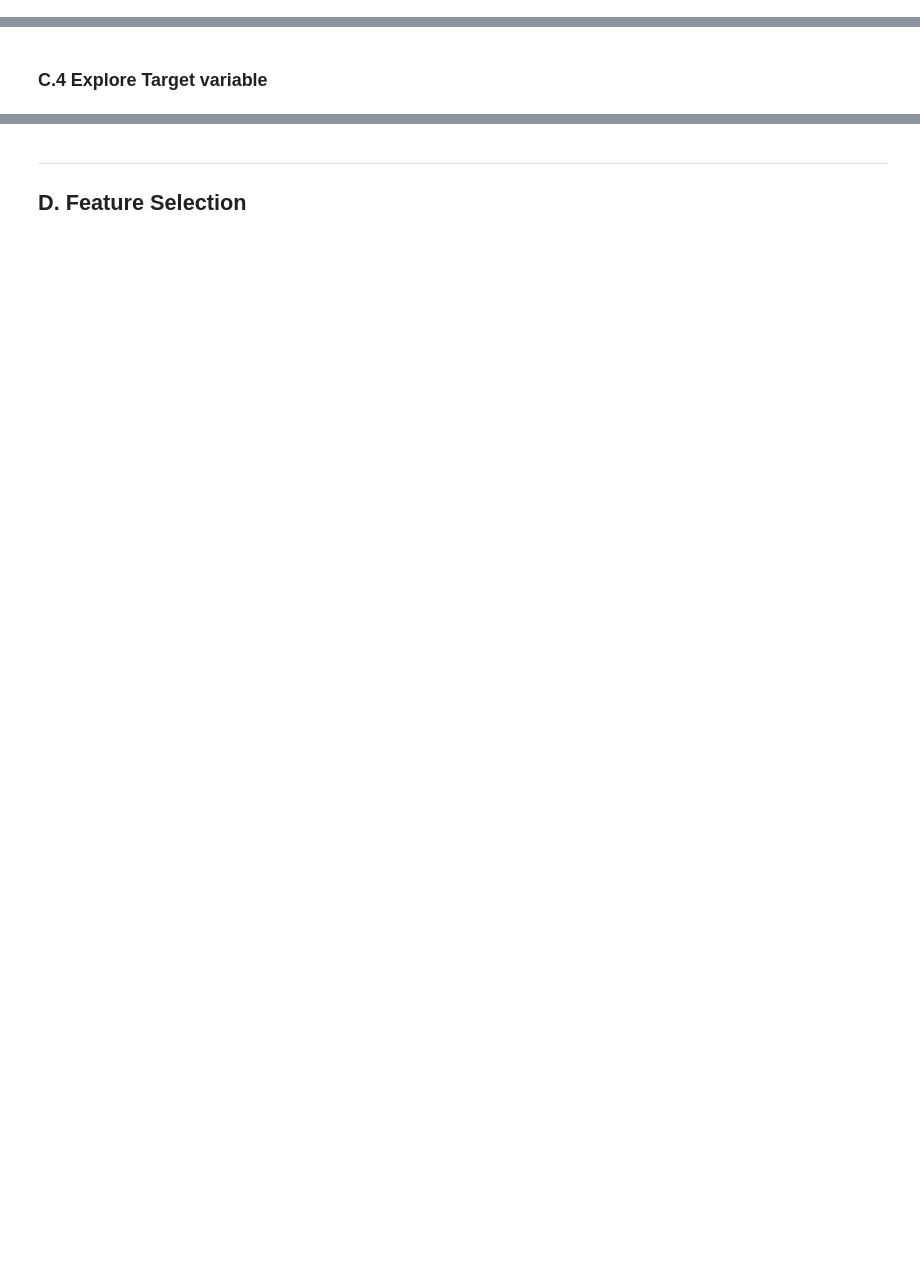
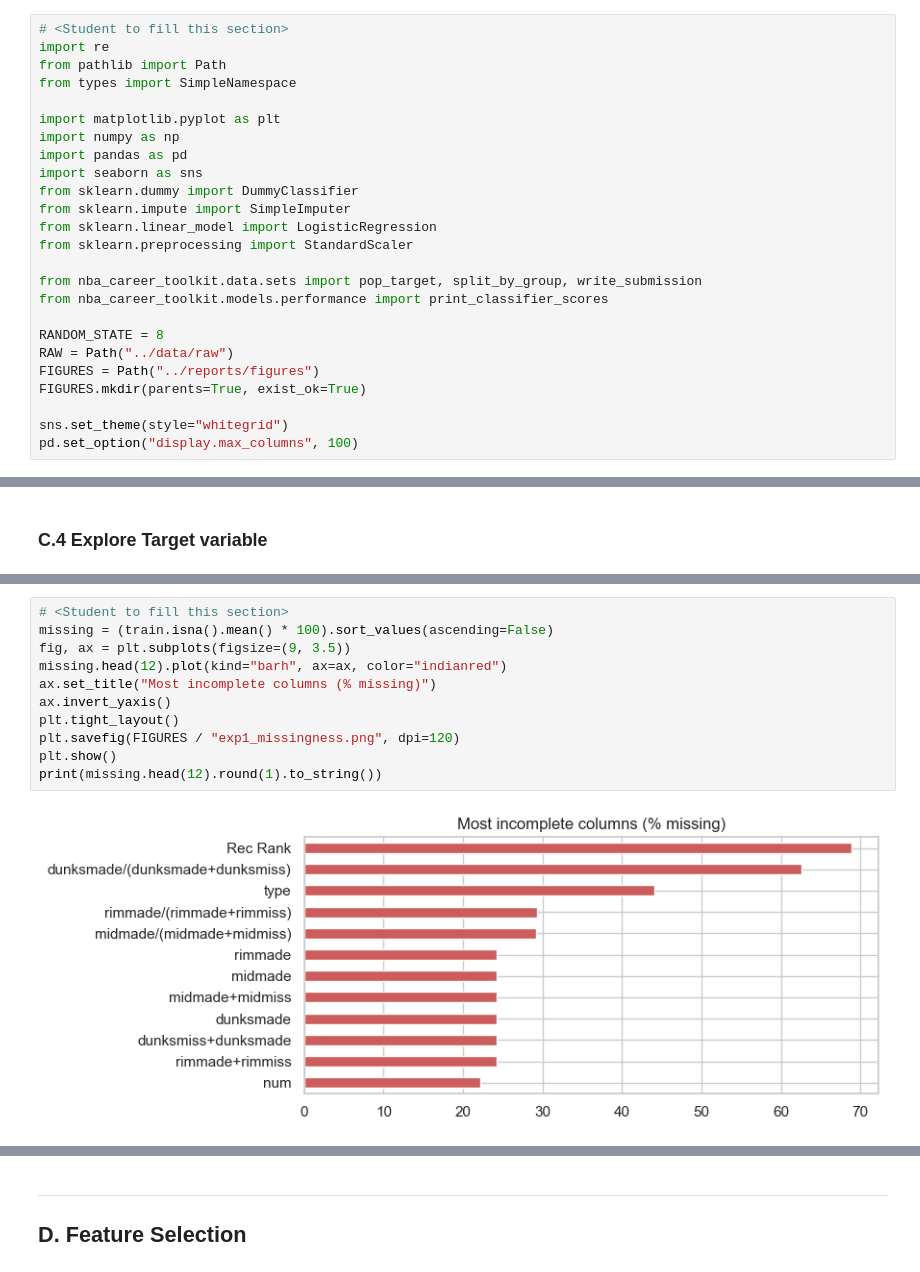
Before and after one commit to abychopda/nba-career-longevity-prediction, a Jupyter notebook: notebooks/36120-26SP-group36-26666293-AT1-experiment-1.ipynb, the cells around one changed output, grey strips where cells are left out. Drawn from its saved outputs; the diff is of its cells as text; blank space fills up the shorter version.

```diff
--- a/notebooks/36120-26SP-group36-26666293-AT1-experiment-1.ipynb
+++ b/notebooks/36120-26SP-group36-26666293-AT1-experiment-1.ipynb
@@ -34,3 +46,28 @@ print_tile(size="h1", key='group_id', value=group_id)
+# %%
+# <Student to fill this section>
+import re
+from pathlib import Path
+from types import SimpleNamespace
+
+import matplotlib.pyplot as plt
+import numpy as np
+import pandas as pd
+import seaborn as sns
+from sklearn.dummy import DummyClassifier
+from sklearn.impute import SimpleImputer
+from sklearn.linear_model import LogisticRegression
+from sklearn.preprocessing import StandardScaler
+
+from nba_career_toolkit.data.sets import pop_target, split_by_group, write_submission
+from nba_career_toolkit.models.performance import print_classifier_scores
+
+RANDOM_STATE = 8
+RAW = Path("../data/raw")
+FIGURES = Path("../reports/figures")
+FIGURES.mkdir(parents=True, exist_ok=True)
+
+sns.set_theme(style="whitegrid")
+pd.set_option("display.max_columns", 100)
 # %% [markdown]
 ---
 ## A. Project Description
@@ -146,0 +448,13 @@ print_tile(size="h3", key='feature_n_insights', value=feature_n_insights)
+# %%
+# <Student to fill this section>
+missing = (train.isna().mean() * 100).sort_values(ascending=False)
+fig, ax = plt.subplots(figsize=(9, 3.5))
+missing.head(12).plot(kind="barh", ax=ax, color="indianred")
+ax.set_title("Most incomplete columns (% missing)")
+ax.invert_yaxis()
+plt.tight_layout()
+plt.savefig(FIGURES / "exp1_missingness.png", dpi=120)
+plt.show()
+print(missing.head(12).round(1).to_string())
+# %% [output]
+[figure, added]
```
Also changed, not shown: parts of 184 cells of this notebook, 7 other files.
